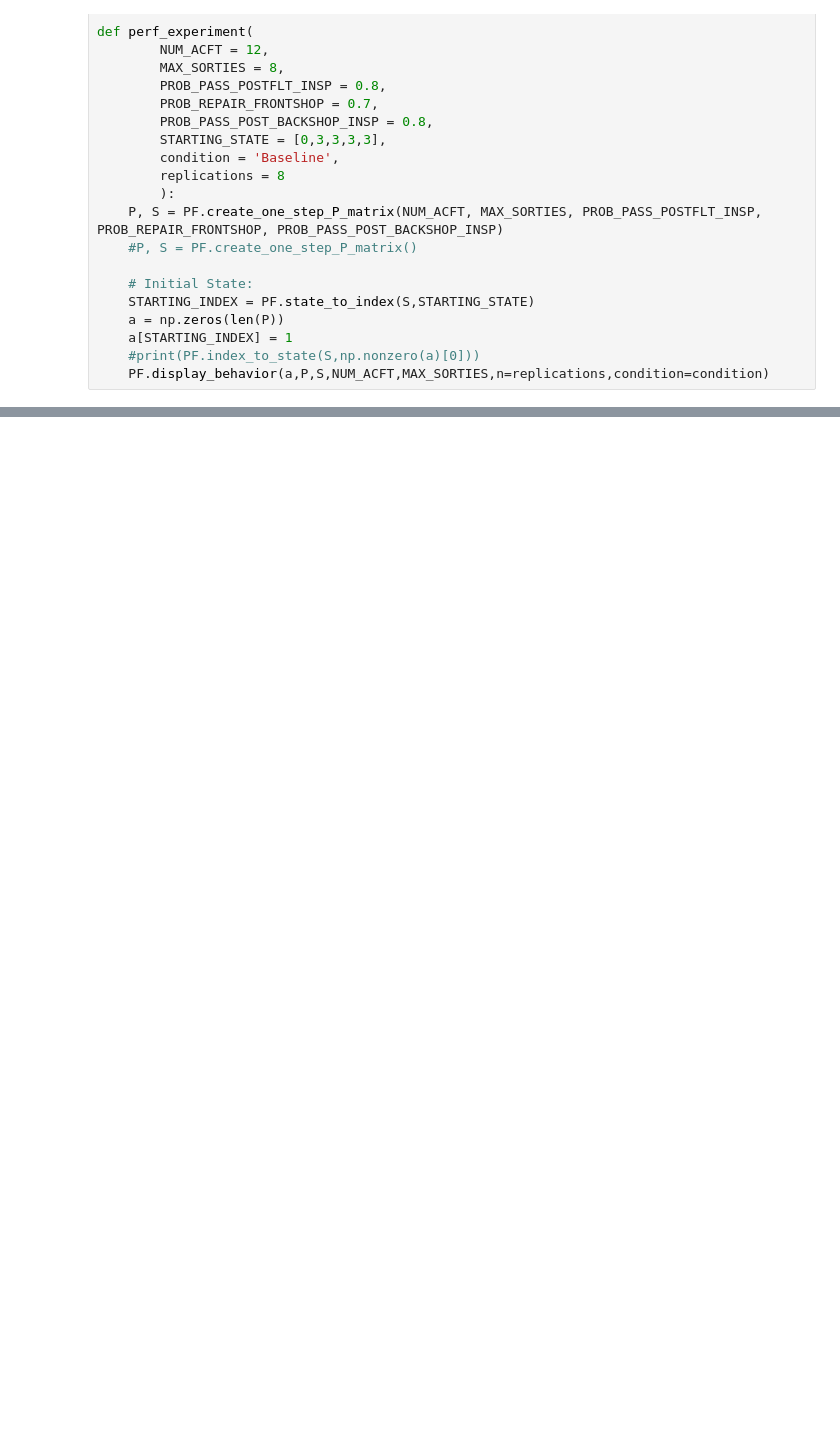
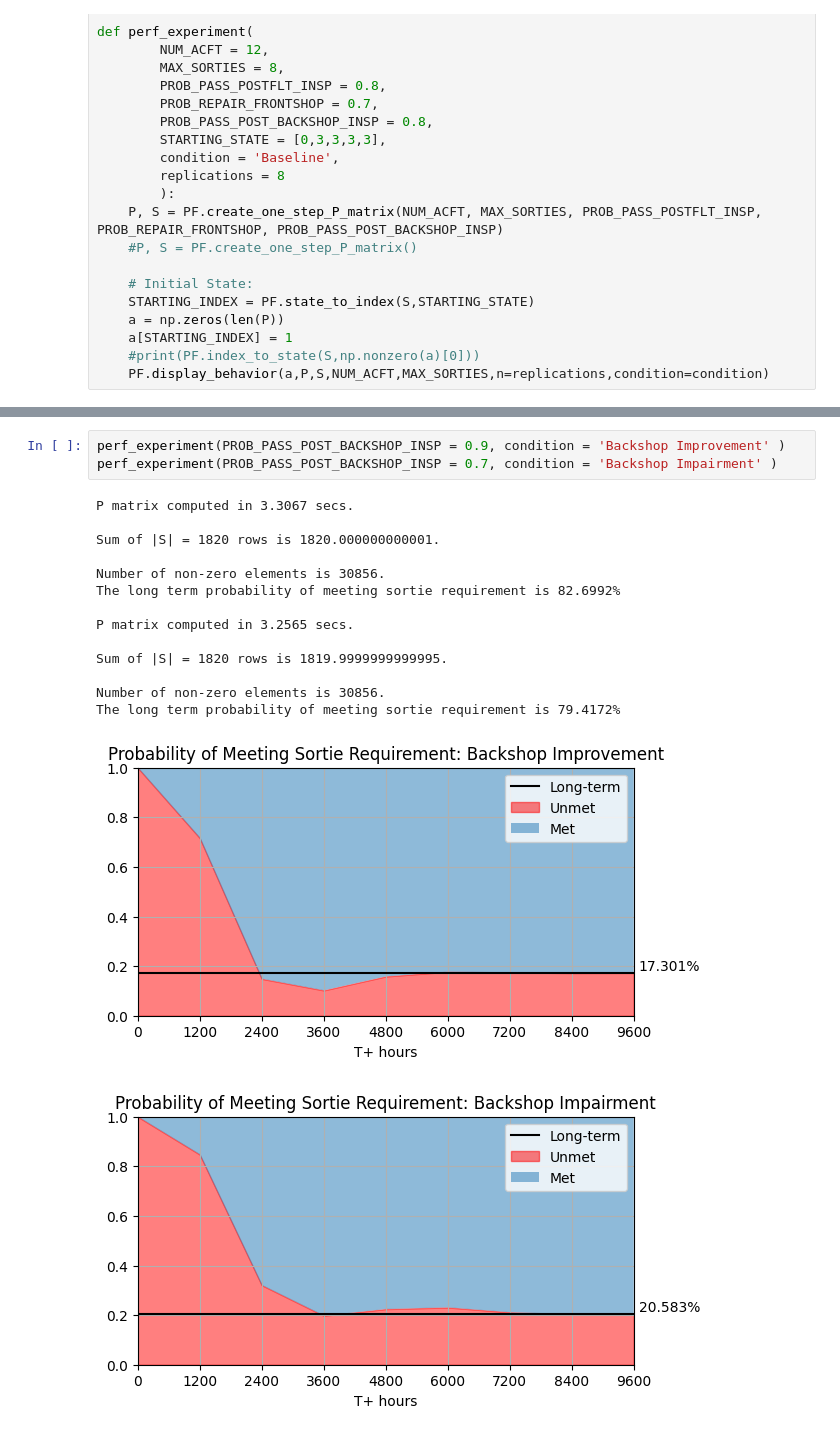
Before and after one commit to bhosley/Schoolwork, a Jupyter notebook: 2023Q1 - Stochastic Modeling and Analysis/Project/OPER640-Project.ipynb, the cells around one changed output, grey strips where cells are left out. Cells and saved outputs as stored; diff of their text form; blank space fills up the shorter version.

```diff
--- a/2023Q1 - Stochastic Modeling and Analysis/Project/OPER640-Project.ipynb
+++ b/2023Q1 - Stochastic Modeling and Analysis/Project/OPER640-Project.ipynb
@@ -71,0 +72,19 @@ The long term probability of meeting sortie requirement is 54.8326%
+# %%
+perf_experiment(PROB_PASS_POST_BACKSHOP_INSP = 0.9, condition = 'Backshop Improvement' )
+perf_experiment(PROB_PASS_POST_BACKSHOP_INSP = 0.7, condition = 'Backshop Impairment' )
+# %% [output]
+P matrix computed in 3.3067 secs.
+
+Sum of |S| = 1820 rows is 1820.000000000001.
+
+Number of non-zero elements is 30856.
+The long term probability of meeting sortie requirement is 82.6992%
+
+P matrix computed in 3.2565 secs.
+
+Sum of |S| = 1820 rows is 1819.9999999999995.
+
+Number of non-zero elements is 30856.
+The long term probability of meeting sortie requirement is 79.4172%
+[figure, added]
+[figure, added]
```
Also changed, not shown: parts of 5 cells of this notebook.
